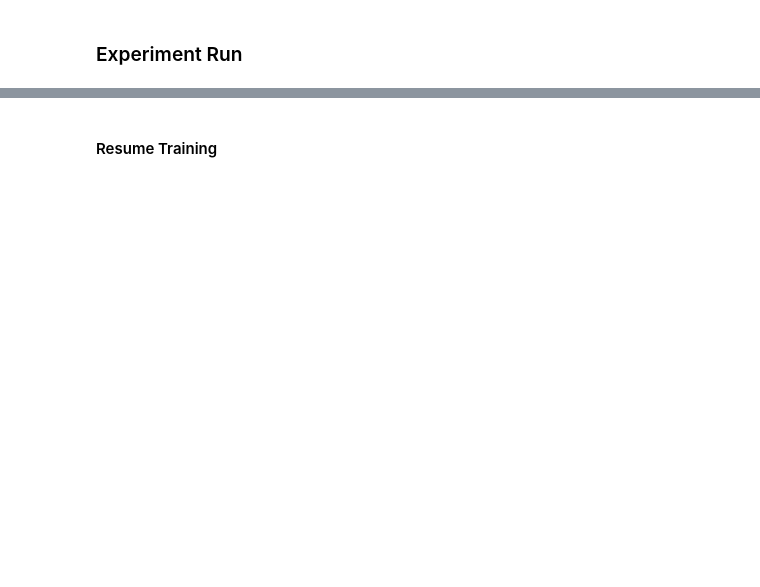
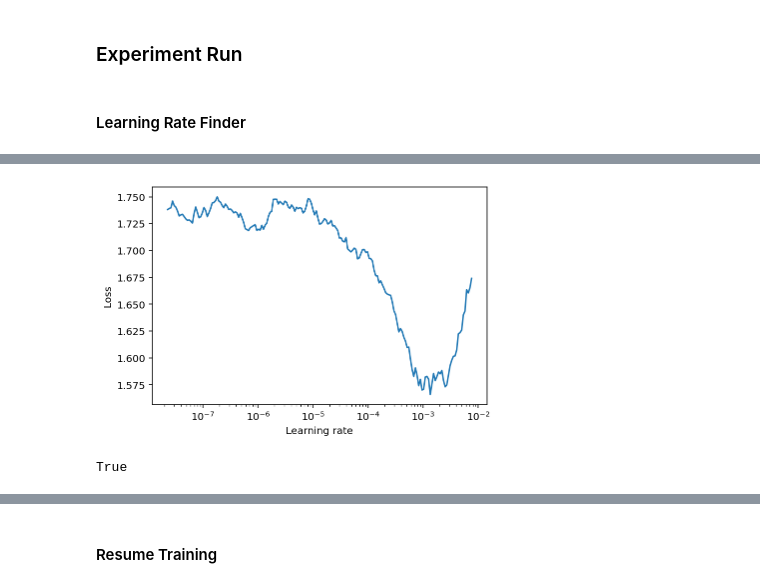
Before and after one commit to ademyanchuk/ChestXRay, a Jupyter notebook: notebooks/Train_Eval_V1.ipynb, the cells around one changed output, grey strips where cells are left out. Cells and saved outputs as stored; diff of their text form; code cells hidden in the pictures; blank space fills up the shorter version.

```diff
--- a/notebooks/Train_Eval_V1.ipynb
+++ b/notebooks/Train_Eval_V1.ipynb
@@ -123,7 +129,8 @@ epoch_type = True
 SCHEDULERS = {
     "reduce_on_plateau" : (ReduceLROnPlateau, epoch_type),
     "one_cycle": (OneCycleLR, not epoch_type),
-    "cawr": (CosineAnnealingWarmRestarts, not epoch_type)
+    "cawr": (CosineAnnealingWarmRestarts, not epoch_type),
+    "none": (None, None)
 }
 # %% [markdown]
 ### Train Eval Loop
@@ -508,0 +384,17 @@ Epoch 10/29
+# %%
+# schedulers
+def get_scheduler(optimizer,train_dataloader, schedule_type=CFG.schedule_type, resume=False):
+    assert schedule_type in SCHEDULERS, f"{schedule_type} not in SCHEDULERS"
+    if schedule_type == "reduce_on_plateau":
+        return (SCHEDULERS[schedule_type][0](optimizer, 'min', factor=0.5, patience=CFG.rlopp if not resume else CFG.rlopp + 2, verbose=True),
+                SCHEDULERS[schedule_type][1])
+    if schedule_type == "one_cycle":
+        return (SCHEDULERS[schedule_type][0](optimizer, max_lr=[CFG.lr, CFG.lr*10] if CFG.finetune == "1stage" else CFG.lr,
+                                             steps_per_epoch=len(train_dataloader), epochs=CFG.epoch, pct_start=0.05),
+                SCHEDULERS[schedule_type][1])
+    if schedule_type == "cawr":
+        return (SCHEDULERS[schedule_type][0](optimizer, T_0=len(train_dataloader)*CFG.cawr_T, T_mult=CFG.cawr_Tmult),
+                SCHEDULERS[schedule_type][1])
+    else:
+        return (SCHEDULERS[schedule_type][0],
+                SCHEDULERS[schedule_type][1])
@@ -509,2 +541,56 @@ Epoch 10/29
 # %% [markdown]
 ### Experiment Run
+# %% [markdown]
+#### Learning Rate Finder
+# %%
+# get folds
+train_df = folds[folds["fold"] != 0].copy()
+# define datasets
+if CFG.dataset == "lazy":
+    train_ds = LazyTilesDataset(train_df, transform=get_transforms(data="train", aug=CFG.aug_type), debug=False)
+elif CFG.dataset == "tiles":
+    train_ds = TilesTrainDataset(train_df, is_train=CFG.stoch_sample, transform=get_transforms(data="train", aug=CFG.aug_type), debug=False)
+elif CFG.dataset == "patch":
+    train_ds = PatchTrainDataset(train_df, transform=get_transforms(data="train", aug=CFG.aug_type), debug=False)
+
+# define a data loader
+train_dataloader = DataLoader(train_ds, batch_size=CFG.batch_size, shuffle=True, num_workers=min(CFG.batch_size, 10), pin_memory=True)
+
+model_ft = Model(arch="resnet34")
+# initialize bias in the model
+cls_probas = (train_df[CFG.target_col].value_counts() / len(train_df)).values
+model_ft = init_last_layer_bias(model_ft, cls_probas)
+model_ft.to(device)
+
+criterion = LOSSES[CFG.loss]
+
+
+if CFG.finetune == "1stage":
+    freeze_botom(model_ft)
+    interm_params = [p[1] for p in model_ft.named_parameters() if (not p[0].startswith('fc') and p[1].requires_grad)]
+    if CFG.optim == "adam":
+        optimizer = torch.optim.Adam([
+                    {'params': interm_params, 'lr': CFG.lr},
+                    {'params': model_ft.fc.parameters(), 'lr': CFG.lr*10}
+                ])
+    elif CFG.optim == "sgd":
+        optimizer = torch.optim.SGD([
+                    {'params': interm_params, 'lr': CFG.lr},
+                    {'params': model_ft.fc.parameters(), 'lr': CFG.lr*10}
+            ], momentum=0.9, nesterov=True)
+else:
+    if CFG.optim == "adam":
+        optimizer = torch.optim.Adam(model_ft.parameters(), lr=CFG.lr * 1e-4, amsgrad=False)
+    elif CFG.optim == "sgd":
+        optimizer = torch.optim.SGD(model_ft.parameters(), lr=CFG.lr * 1e-4, momentum=0.9, nesterov=True)
+    elif CFG.optim == "radam":
+        optimizer = RAdam(model_ft.parameters(), lr=CFG.lr * 1e-4)
+
+if CFG.use_amp:
+    model_ft, optimizer = amp.initialize(model_ft, optimizer, opt_level='O1')
+
+lr_finder = LRFinder(model_ft, optimizer, criterion, device=device)
+lr_finder.range_test(train_dataloader, end_lr=1e-2, num_iter=200, step_mode="exp", accumulation_steps=CFG.accum_step)
+lr_finder.plot()
+lr_finder.reset()
+# %% [output]
@@ -510,0 +614,5 @@ Epoch 10/29
+[figure, added]
+# %%
+10e-5 == 1e-4
+# %% [output]
+True
```
Also changed, not shown: parts of 16 cells of this notebook.
